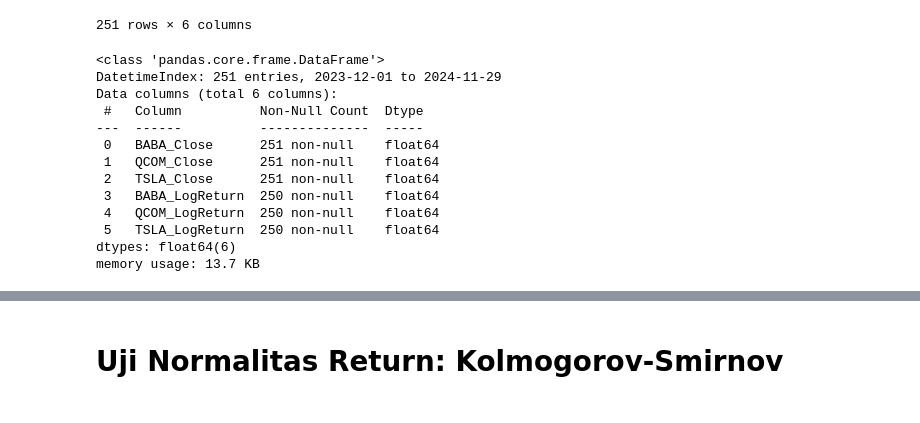
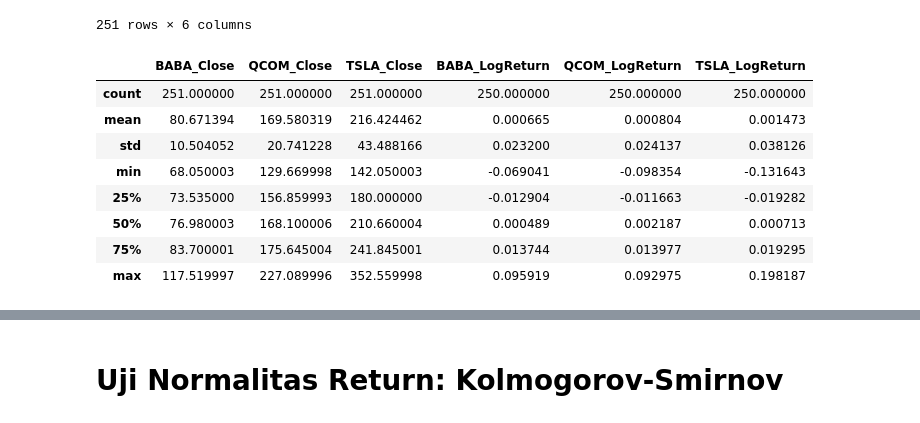
Before and after one commit to adigntr/kuliah-manajemen-risiko, a Jupyter notebook: Main v1.2.ipynb, the cells around one changed output, grey strips where cells are left out. Saved outputs shown, nothing was run; the diff lists cells and outputs as text; code cells hidden in the pictures.

```diff
--- a/Main v1.2.ipynb
+++ b/Main v1.2.ipynb
@@ -91,18 +94,14 @@ combined_df
 | 2024-11-29 | 87.370003 | 158.529999 | 345.160004 | 0.008968 | 0.013527 | 0.036196 |
 251 rows × 6 columns
 # %%
-combined_df.info()
+combined_df.describe()
 # %% [output]
-<class 'pandas.core.frame.DataFrame'>
-DatetimeIndex: 251 entries, 2023-12-01 to 2024-11-29
-Data columns (total 6 columns):
- #   Column          Non-Null Count  Dtype
----  ------          --------------  -----
- 0   BABA_Close      251 non-null    float64
- 1   QCOM_Close      251 non-null    float64
- 2   TSLA_Close      251 non-null    float64
- 3   BABA_LogReturn  250 non-null    float64
- 4   QCOM_LogReturn  250 non-null    float64
- 5   TSLA_LogReturn  250 non-null    float64
-dtypes: float64(6)
-memory usage: 13.7 KB
+|  | BABA_Close | QCOM_Close | TSLA_Close | BABA_LogReturn | QCOM_LogReturn | TSLA_LogReturn |
+| count | 251.000000 | 251.000000 | 251.000000 | 250.000000 | 250.000000 | 250.000000 |
+| mean | 80.671394 | 169.580319 | 216.424462 | 0.000665 | 0.000804 | 0.001473 |
+| std | 10.504052 | 20.741228 | 43.488166 | 0.023200 | 0.024137 | 0.038126 |
+| min | 68.050003 | 129.669998 | 142.050003 | -0.069041 | -0.098354 | -0.131643 |
+| 25% | 73.535000 | 156.859993 | 180.000000 | -0.012904 | -0.011663 | -0.019282 |
+| 50% | 76.980003 | 168.100006 | 210.660004 | 0.000489 | 0.002187 | 0.000713 |
+| 75% | 83.700001 | 175.645004 | 241.845001 | 0.013744 | 0.013977 | 0.019295 |
+| max | 117.519997 | 227.089996 | 352.559998 | 0.095919 | 0.092975 | 0.198187 |
```
Also changed, not shown: parts of 18 cells of this notebook, 1 other file.
